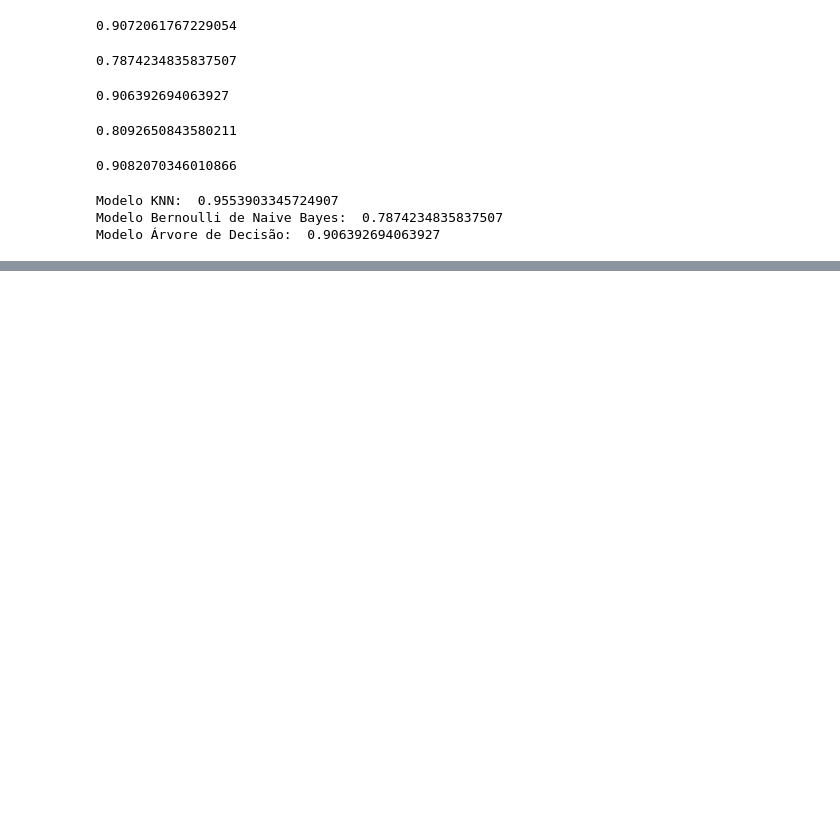
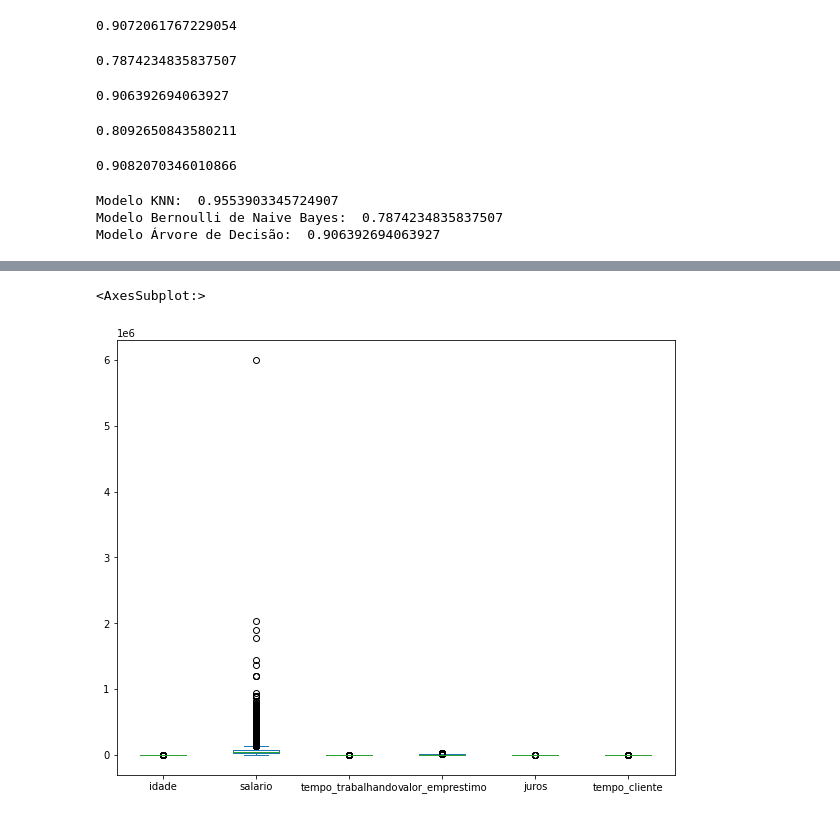
Before and after one commit to FabricioAMonteiro/ChallengeAluraDados, a Jupyter notebook: Análises iniciais Desafio Dados Alura.ipynb, the cells around one changed output, grey strips where cells are left out. Cells and saved outputs as stored; diff of their text form; code cells hidden in the pictures; blank space fills up the shorter version.

```diff
--- a/Análises iniciais Desafio Dados Alura.ipynb
+++ b/Análises iniciais Desafio Dados Alura.ipynb
@@ -1015,3 +1015,6 @@ Modelo Árvore de Decisão:  0.906392694063927
 dados_totais.to_csv('dados_totais.csv', index = False)
 df.to_csv('df.csv', index = False)
 df_fill.to_csv('df_fill.csv', index = False)
+# %%
+dados_alura = pd.read_csv('dados_alura.csv')
+dados_alura
@@ -1017,0 +1061,2 @@ df_fill.to_csv('df_fill.csv', index = False)
+# %%
+dados_alura.dropna(subset = ['id_cliente', 'tempo_cliente'], inplace=True)
@@ -1017,0 +1082,7 @@ df_fill.to_csv('df_fill.csv', index = False)
+# %%
+ax = dados_alura[['idade', 'salario', 'tempo_trabalhando', 'valor_emprestimo', 'juros', 'tempo_cliente']].plot.box(figsize=(10, 8))
+
+ax
+# %% [output]
+<AxesSubplot:>
+[figure, added]
```
Also changed, not shown: parts of 43 cells of this notebook, 48 other files.
